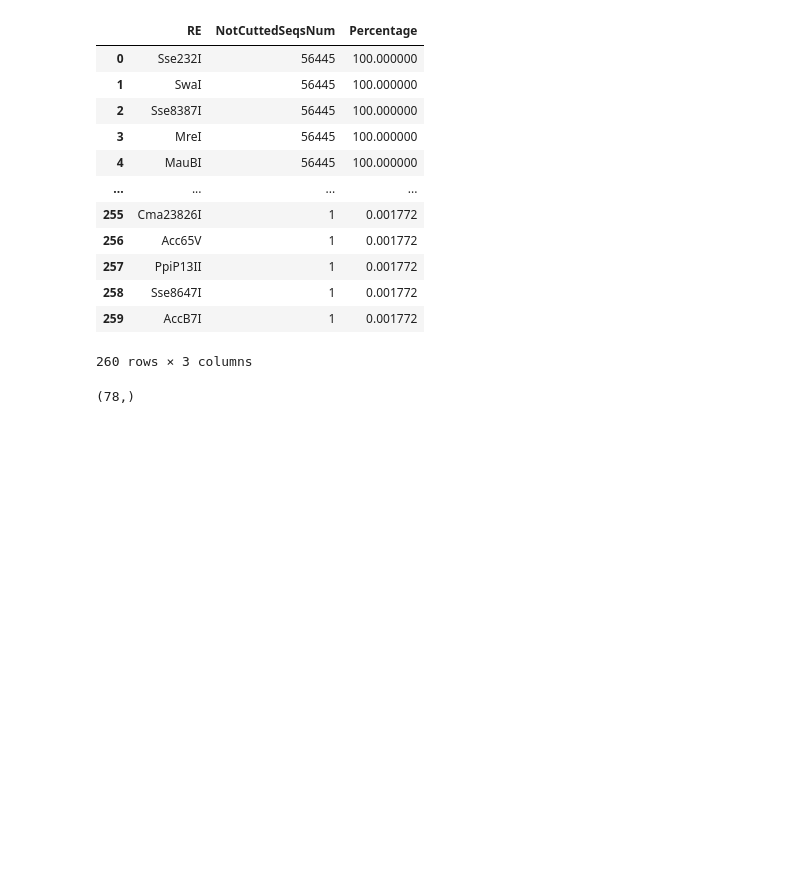
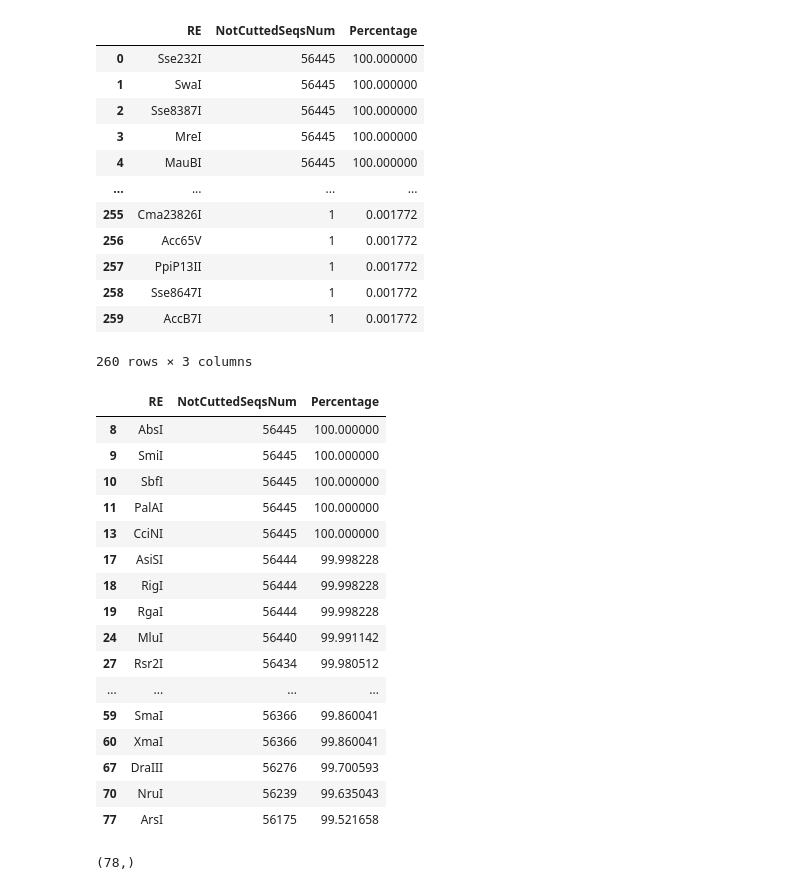
Before and after one commit to mitoclub/OldMenGenetics, a Jupyter notebook: restrictase_search/notebooks/find_re2.ipynb, the cells around one changed output. Drawn from its saved outputs; the diff is of its cells as text; code cells hidden in the pictures; blank space fills up the shorter version.

Commit message:
sibenzyme added

```diff
--- a/restrictase_search/notebooks/find_re2.ipynb
+++ b/restrictase_search/notebooks/find_re2.ipynb
@@ -27,6 +28,7 @@ PATH_TO_HUMAN_GENOME = "../data/external/GCF_000001405.40/ncbi_dataset/data/GCF_
 # PATH_TO_RE = "../data/processed/cuted_seqs_num.csv"
 PATH_TO_REF_MT = "../data/external/NC_012920.1.fasta"
 PATH_TO_SEQS_MT = "../data/raw/sequence.fasta"
+PATH_TO_sibenzyme = "../data/external/sibenzyme.csv"
 # %%
 len(AllEnzymes)
 # %% [output]
@@ -35,5 +37,7 @@ len(AllEnzymes)
 # human_genome = SeqIO.parse(PATH_TO_HUMAN_GENOME, "fasta")
 mt_seqs = SeqIO.parse(PATH_TO_SEQS_MT, "fasta")
 ref_mt = next(SeqIO.parse(PATH_TO_REF_MT, "fasta"))
+sibenzyme = pd.read_csv(PATH_TO_sibenzyme)
+sibenzyme["RE"] = sibenzyme["RE"].str.replace(" ", "")
 # %% [markdown]
 ### Prepare table with description of REs
@@ -119,6 +132,27 @@ re_maximal_subset
 | 258 | Sse8647I | 1 | 0.001772 |
 | 259 | AccB7I | 1 | 0.001772 |
 260 rows × 3 columns
+# %%
+# We have a lot of potential REs
+re_maximal_subset[(re_maximal_subset.RE.isin(sibenzyme.RE)) & (re_maximal_subset.Percentage > 99.5)]
+# %% [output]
+|  | RE | NotCuttedSeqsNum | Percentage |
+| 8 | AbsI | 56445 | 100.000000 |
+| 9 | SmiI | 56445 | 100.000000 |
+| 10 | SbfI | 56445 | 100.000000 |
+| 11 | PalAI | 56445 | 100.000000 |
+| 13 | CciNI | 56445 | 100.000000 |
+| 17 | AsiSI | 56444 | 99.998228 |
+| 18 | RigI | 56444 | 99.998228 |
+| 19 | RgaI | 56444 | 99.998228 |
+| 24 | MluI | 56440 | 99.991142 |
+| 27 | Rsr2I | 56434 | 99.980512 |
+| ... | ... | ... | ... |
+| 59 | SmaI | 56366 | 99.860041 |
+| 60 | XmaI | 56366 | 99.860041 |
+| 67 | DraIII | 56276 | 99.700593 |
+| 70 | NruI | 56239 | 99.635043 |
+| 77 | ArsI | 56175 | 99.521658 |
 # %%
 def collect_isoschizomers(enzymes: RestrictionBatch) -> List[List[str]]:
     """Search and collect all isoschizomers in passed enzymes"""
```
Also changed, not shown: parts of 8 cells of this notebook, 2 other files.
